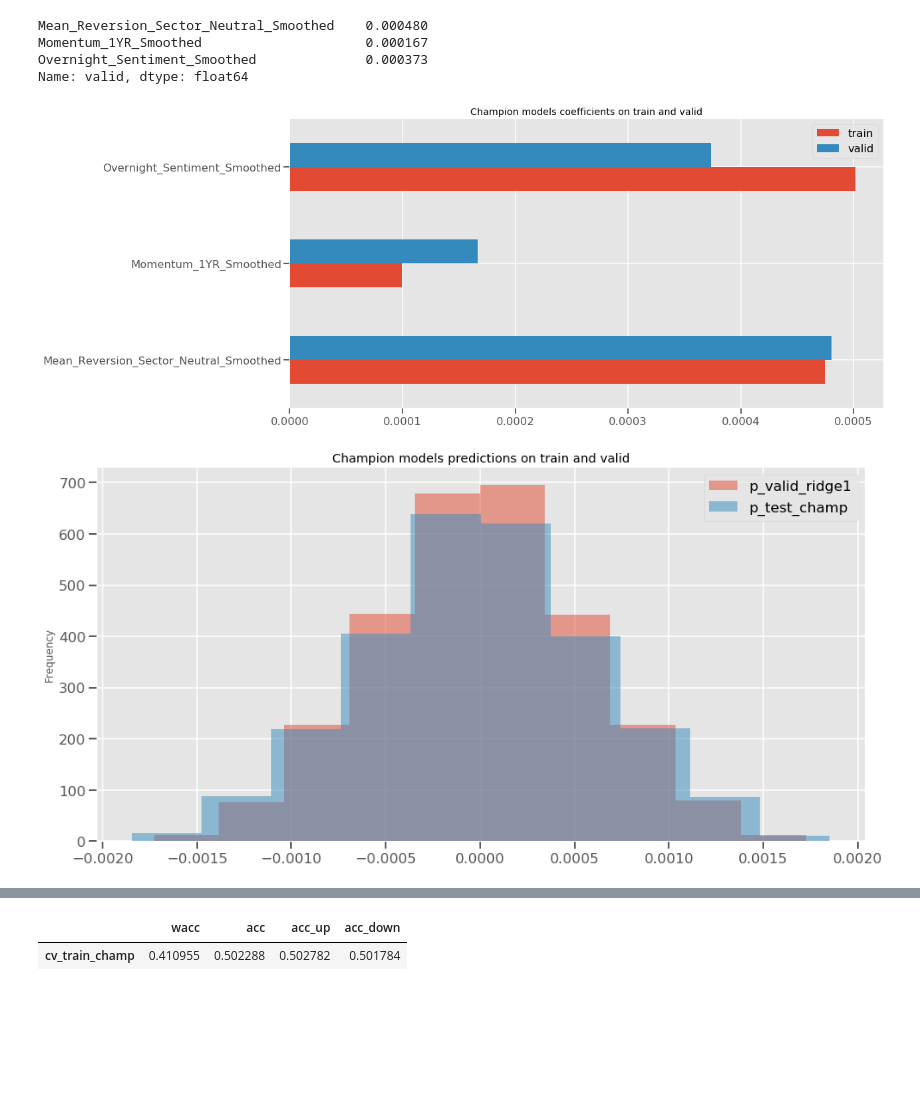
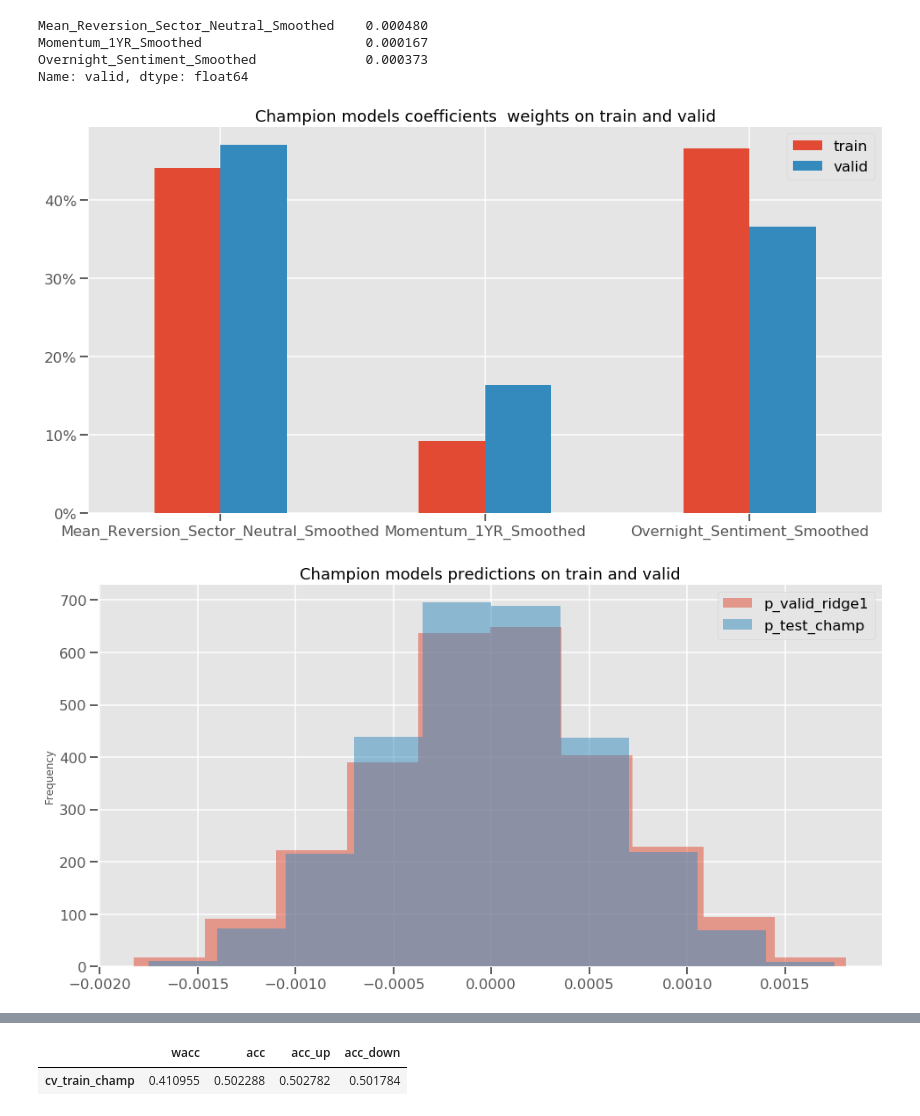
Before and after one commit to manualrg/dslab-ai-for-trading, a Jupyter notebook: notebooks/03_ml_models/02_mlmod_linmodels_featselect.ipynb, the cells around one changed output, grey strips where cells are left out. Cells and saved outputs as stored; diff of their text form; code cells hidden in the pictures; blank space fills up the shorter version.

Commit message:
Visualization added and ml-alpha factor sector neutralization

```diff
--- a/notebooks/03_ml_models/02_mlmod_linmodels_featselect.ipynb
+++ b/notebooks/03_ml_models/02_mlmod_linmodels_featselect.ipynb
@@ -786,19 +750,21 @@ Name: valid, dtype: float64
 # %%
 champ_coefs = pd.concat([champ_train_coefs, champ_valid_coefs ], axis=1)
-champ_coefs.plot.barh()
-plt.title("Champion models coefficients on train and valid")
+ax = (champ_coefs/champ_coefs.sum(axis=0)).plot.bar()
+ax.set_yticklabels(['{:,.0%}'.format(x) for x in ax.get_yticks()])
+plt.xticks(rotation=0)
+plt.title("Champion models coefficients  weights on train and valid", fontsize=18)
 plt.show()
 # %% [output]
-[figure, old version]
+[figure, new version]
 # %%
 p_test_champ = preds_to_df(X_test_full[features1], res_ridge1, 'p_test_champ')
 # %%
 ax = p_valid_ridge1.plot.hist(alpha=0.5, density=True)
 p_test_champ.plot.hist(alpha=0.5, density=True, ax=ax)
-plt.title("Champion models predictions on train and valid")
+plt.title("Champion models predictions on train and valid", fontsize=18)
 plt.show()
 # %% [output]
-[figure, old version]
+[figure, new version]
 # %%
 champ_test_acc = compute_acc_metrics_by_feature(p_test_champ.join(y_test_full), ['p_test_champ'])
 champ_test_acc
```
Also changed, not shown: parts of 28 cells of this notebook.
